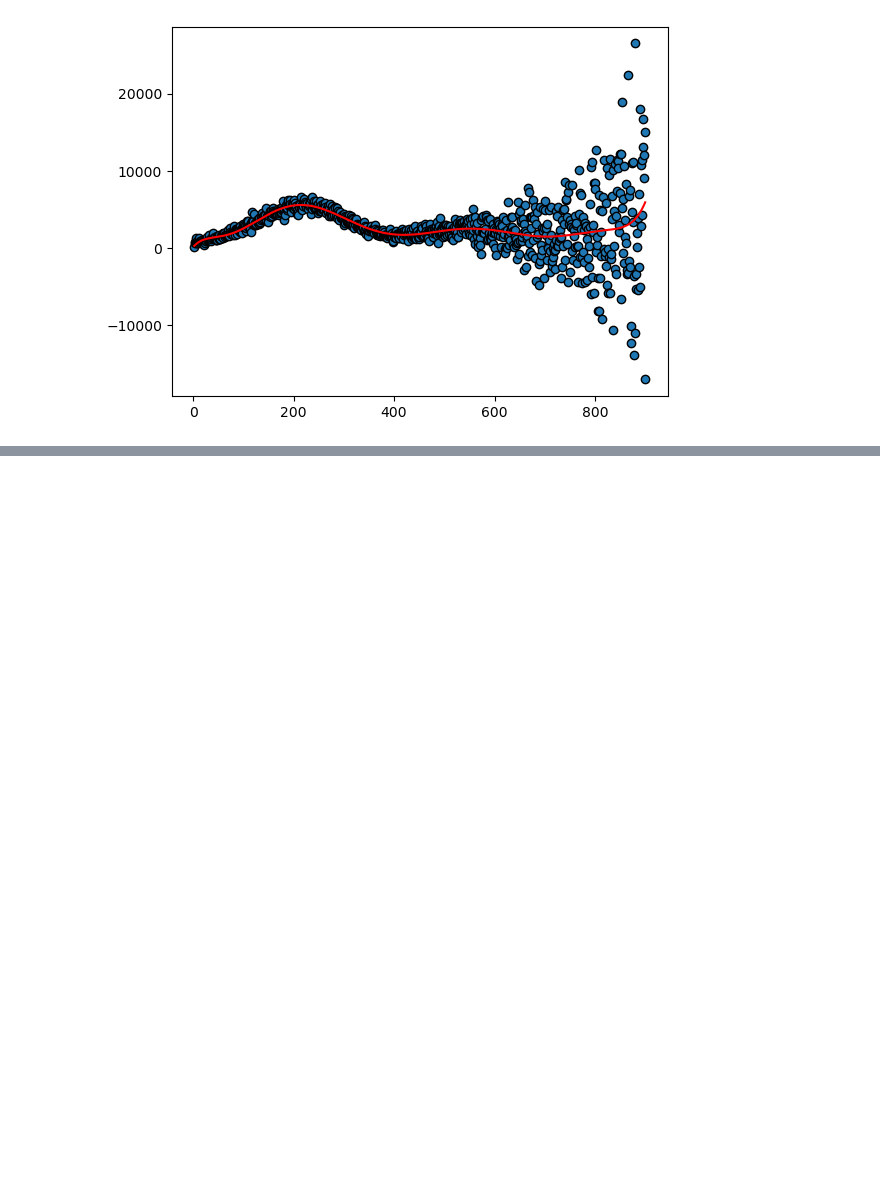
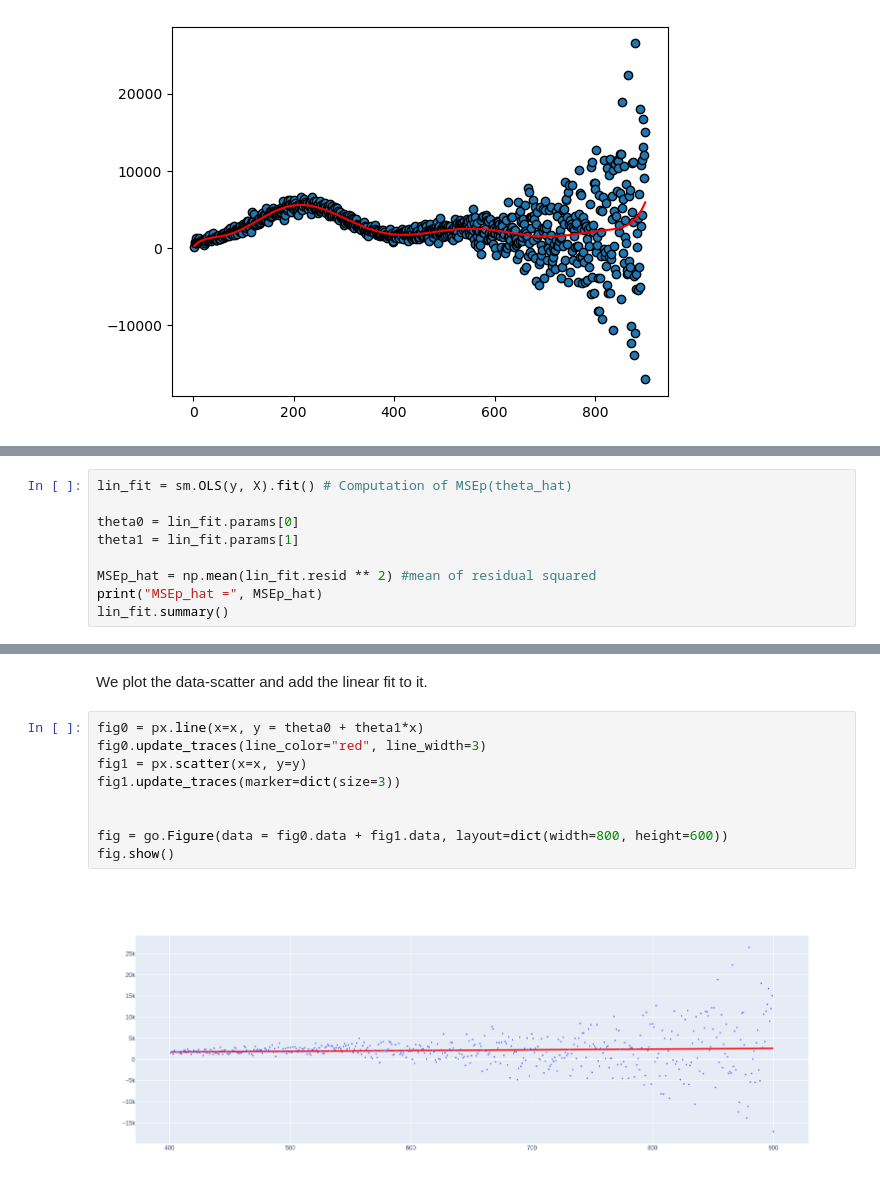
Before and after one commit to FilMastro/SL-homework1, a Jupyter notebook: hw1.ipynb, the cells around one changed output, grey strips where cells are left out. Drawn from its saved outputs; the diff is of its cells as text; blank space fills up the shorter version.

```diff
--- a/hw1.ipynb
+++ b/hw1.ipynb
@@ -404,0 +433,9 @@ plt.show()
+# %%
+lin_fit = sm.OLS(y, X).fit() # Computation of MSEp(theta_hat)
+
+theta0 = lin_fit.params[0]
+theta1 = lin_fit.params[1]
+
+MSEp_hat = np.mean(lin_fit.resid ** 2) #mean of residual squared
+print("MSEp_hat =", MSEp_hat)
+lin_fit.summary()
@@ -404,0 +465,13 @@ plt.show()
+# %% [markdown]
+We plot the data-scatter and add the linear fit to it.
+# %%
+fig0 = px.line(x=x, y = theta0 + theta1*x)
+fig0.update_traces(line_color="red", line_width=3)
+fig1 = px.scatter(x=x, y=y)
+fig1.update_traces(marker=dict(size=3))
+
+
+fig = go.Figure(data = fig0.data + fig1.data, layout=dict(width=800, height=600))
+fig.show()
+# %% [output]
+[figure, added]
```
Also changed, not shown: parts of 28 cells of this notebook.
